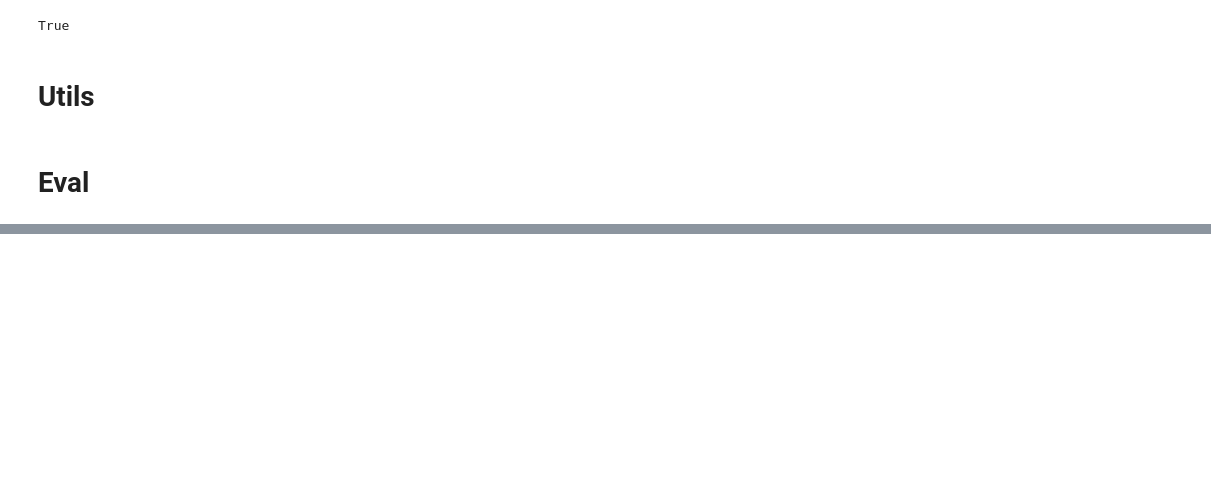
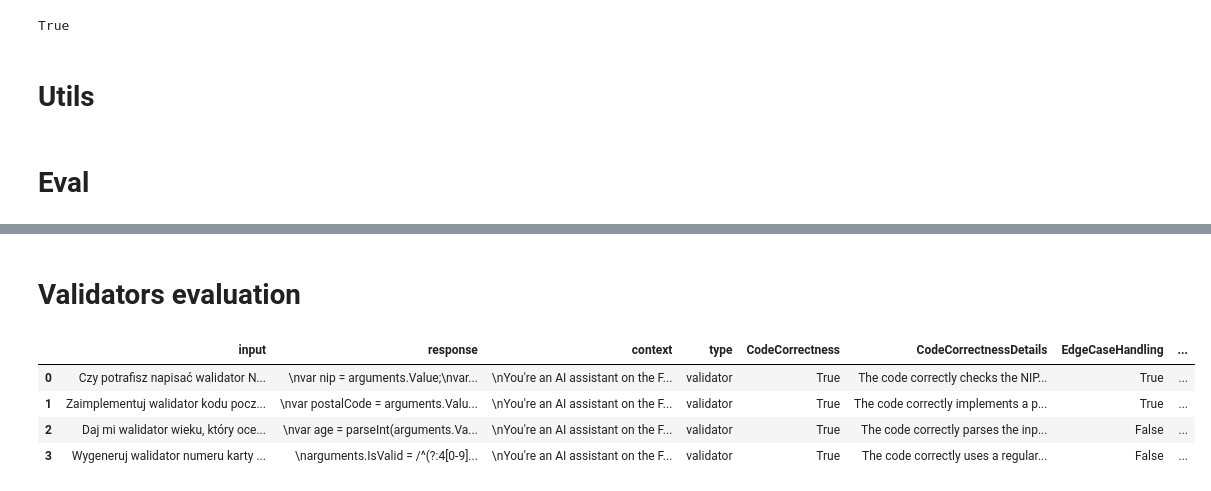
Before and after one commit to korzepadawid/lowcode-ai, a Jupyter notebook: llm-eval.ipynb, the cells around one changed output, grey strips where cells are left out. Saved outputs shown, nothing was run; the diff lists cells and outputs as text; code cells hidden in the pictures; blank space fills up the shorter version.

```diff
--- a/llm-eval.ipynb
+++ b/llm-eval.ipynb
@@ -303,0 +671,13 @@ result_df.head()
+# %%
+category_map = {
+    'CodeCorrectness': 'Correctness',
+    'EdgeCaseHandling': 'Edge Case Coverage',
+    'Readability': 'Code Readability',
+    'ContextCorrectness': 'Contextual Accuracy'
+}
+
+true_counts = total_score_df[['CodeCorrectness', 'EdgeCaseHandling', 'Readability', 'ContextCorrectness']].sum()
+result_df = pd.DataFrame({
+    'Percentage': (true_counts / len(total_score_df)) * 100
+})
+result_df.head()
@@ -303,0 +690,2 @@ result_df.head()
+# %% [markdown]
+# Validators evaluation
@@ -303,0 +942,29 @@ result_df.head()
+# %%
+columns = [
+    "input",
+    "response",
+    "context",
+    "type",
+    "CodeCorrectness",
+    "CodeCorrectnessDetails",
+    "EdgeCaseHandling",
+    "EdgeCaseHandlingDetails",
+    "Readability",
+    "ReadabilityDetails",
+    "ContextCorrectness",
+    "ContextCorrectnessDetails"
+]
+total_score_df = pd.DataFrame(columns=columns)
+for tc in test_cases:
+    res = evaluate_validator(input=tc["input"], answer=tc["response"], context_prompt=tc["context"], type=tc.get('type'))
+    res[0] = [tc["input"], tc["response"], tc["context"], tc["type"]] + res[0]
+    result_df = pd.DataFrame(res, columns=columns)
+    total_score_df = pd.concat([total_score_df, result_df], ignore_index=True)
+# %%
+total_score_df.head()
+# %% [output]
+|  | input | response | context | type | CodeCorrectness | CodeCorrectnessDetails | EdgeCaseHandling | ... |
+| 0 | Czy potrafisz napisać walidator N... | \nvar nip = arguments.Value;\nvar... | \nYou're an AI assistant on the F... | validator | True | The code correctly checks the NIP... | True | ... |
+| 1 | Zaimplementuj walidator kodu pocz... | \nvar postalCode = arguments.Valu... | \nYou're an AI assistant on the F... | validator | True | The code correctly implements a p... | True | ... |
+| 2 | Daj mi walidator wieku, który oce... | \nvar age = parseInt(arguments.Va... | \nYou're an AI assistant on the F... | validator | True | The code correctly parses the inp... | False | ... |
+| 3 | Wygeneruj walidator numeru karty ... | \narguments.IsValid = /^(?:4[0-9]... | \nYou're an AI assistant on the F... | validator | True | The code correctly uses a regular... | False | ... |
```
Also changed, not shown: parts of 14 cells of this notebook.
